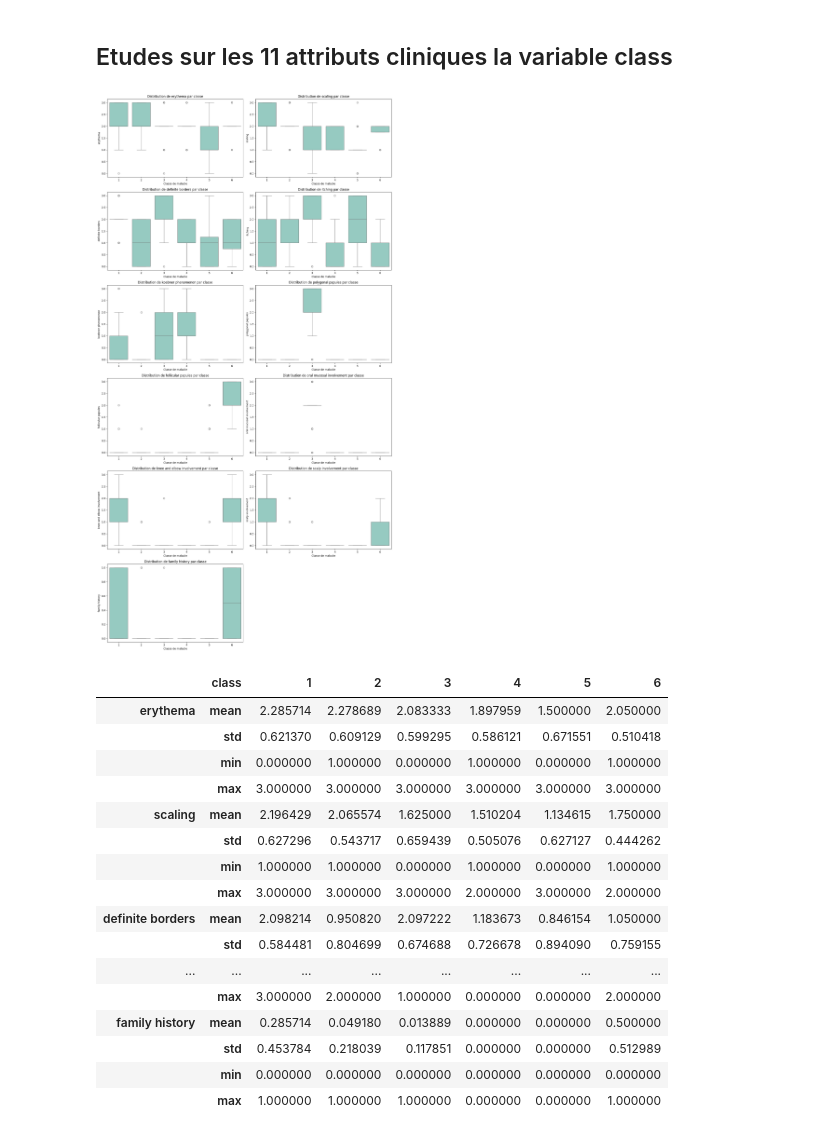
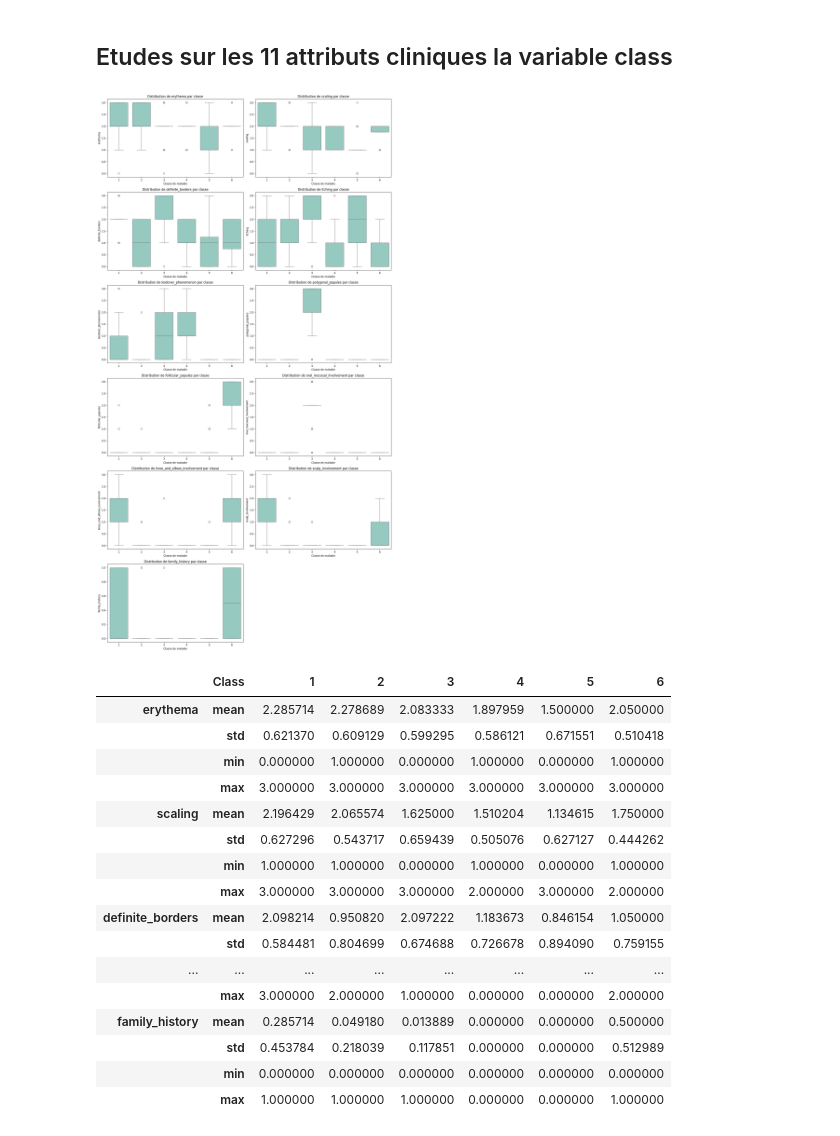
Before and after one commit to dorival42/ProjetM2SMSD, a Jupyter notebook: P1_probleme1.ipynb, the cells around one changed output. Saved outputs shown, nothing was run; the diff lists cells and outputs as text; code cells hidden in the pictures.

```diff
--- a/P1_probleme1.ipynb
+++ b/P1_probleme1.ipynb
@@ -67,13 +67,25 @@ with open(names_file_path, 'r') as file:
 index_1 = column_names.index("erythema")
 index_2 = column_names.index("band-like infiltrate")
 
-# Extraire la portion de la liste entre "Rose" et "Adam" inclusivement
+
 column_names = column_names[index_1:index_2 + 1]
 column_names.remove('(take values 0, 1, 2, 3)')
 column_names.remove('Age (linear)')
 column_names.append('Age')
-column_names.append('class')
+column_names.append('Class')
 column_names[10] = 'family history'
+
+clinical_attributes = [
+    "erythema", "scaling", "definite_borders", "itching",
+    "koebner_phenomenon", "polygonal_papules", "follicular_papules",
+    "oral_mucosal_involvement", "knee_and_elbow_involvement",
+    "scalp_involvement", "family_history"
+]
+t = 0
+for col in clinical_attributes:
+    column_names.remove(column_names[t])
+    column_names.insert(t, col)
+    t=t+1
 # Vérification des noms détectés
 print(f"Noms des colonnes détectés ({len(column_names)}):\n", column_names)
 # %% [output]
@@ -163,6 +177,6 @@ Index(['erythema', 'scaling', 'definite borders', 'itching',
 # %%
 # Séparer les données en attributs cliniques, histopathologiques et cible
 clinical_features = data.iloc[:, 0:11]
-clinical_features['class'] = data.iloc[:,34:34]
+
 clinical_features.head()
 # %% [output]
@@ -278,7 +292,7 @@ axes = axes.flatten()
 
 for i, col in enumerate(clinical_features.columns):
     sns.set_palette("Set3")
-    sns.boxplot(data=data, x='class', y=col, ax=axes[i])
+    sns.boxplot(data=data, x='Class', y=col, ax=axes[i])
     axes[i].set_title(f"{col} vs Classe")
     axes[i].set_xlabel("Classe")
     axes[i].set_ylabel(col)
@@ -473,27 +487,27 @@ analysis_results
 # %%
 
 
 # Calcul des statistiques descriptives par classe
-stats_by_class = data.groupby('class')[column_names[0:11]].agg(['mean', 'std', 'min', 'max']).T
+stats_by_class = data.groupby('Class')[column_names[0:11]].agg(['mean', 'std', 'min', 'max']).T
 
 # Visualisation avec des boîtes à moustaches
 plt.figure(figsize=(16, 30))
 for i, attribute in enumerate(column_names[0:11], start=1):
     plt.subplot(6, 2, i)
     sns.set_palette("Set3")
-    sns.boxplot(data=data, x='class', y=attribute)
+    sns.boxplot(data=data, x='Class', y=attribute)
     plt.title(f'Distribution de {attribute} par classe')
     plt.xlabel("Classe de maladie")
     plt.ylabel(attribute)
 
 plt.tight_layout()
 plt.show()
 
 # Afficher les statistiques descriptives
 stats_by_class
 # %% [output]
 [figure]
-|  | class | 1 | 2 | 3 | 4 | 5 | 6 |
+|  | Class | 1 | 2 | 3 | 4 | 5 | 6 |
 | erythema | mean | 2.285714 | 2.278689 | 2.083333 | 1.897959 | 1.500000 | 2.050000 |
 |  | std | 0.621370 | 0.609129 | 0.599295 | 0.586121 | 0.671551 | 0.510418 |
 |  | min | 0.000000 | 1.000000 | 0.000000 | 1.000000 | 0.000000 | 1.000000 |
@@ -502,11 +516,11 @@ stats_by_class
 |  | std | 0.627296 | 0.543717 | 0.659439 | 0.505076 | 0.627127 | 0.444262 |
 |  | min | 1.000000 | 1.000000 | 0.000000 | 1.000000 | 0.000000 | 1.000000 |
 |  | max | 3.000000 | 3.000000 | 3.000000 | 2.000000 | 3.000000 | 2.000000 |
-| definite borders | mean | 2.098214 | 0.950820 | 2.097222 | 1.183673 | 0.846154 | 1.050000 |
+| definite_borders | mean | 2.098214 | 0.950820 | 2.097222 | 1.183673 | 0.846154 | 1.050000 |
 |  | std | 0.584481 | 0.804699 | 0.674688 | 0.726678 | 0.894090 | 0.759155 |
 | ... | ... | ... | ... | ... | ... | ... | ... |
 |  | max | 3.000000 | 2.000000 | 1.000000 | 0.000000 | 0.000000 | 2.000000 |
-| family history | mean | 0.285714 | 0.049180 | 0.013889 | 0.000000 | 0.000000 | 0.500000 |
+| family_history | mean | 0.285714 | 0.049180 | 0.013889 | 0.000000 | 0.000000 | 0.500000 |
 |  | std | 0.453784 | 0.218039 | 0.117851 | 0.000000 | 0.000000 | 0.512989 |
 |  | min | 0.000000 | 0.000000 | 0.000000 | 0.000000 | 0.000000 | 0.000000 |
 |  | max | 1.000000 | 1.000000 | 1.000000 | 0.000000 | 0.000000 | 1.000000 |
```
Also changed, not shown: parts of 19 cells of this notebook, 5 other files.
